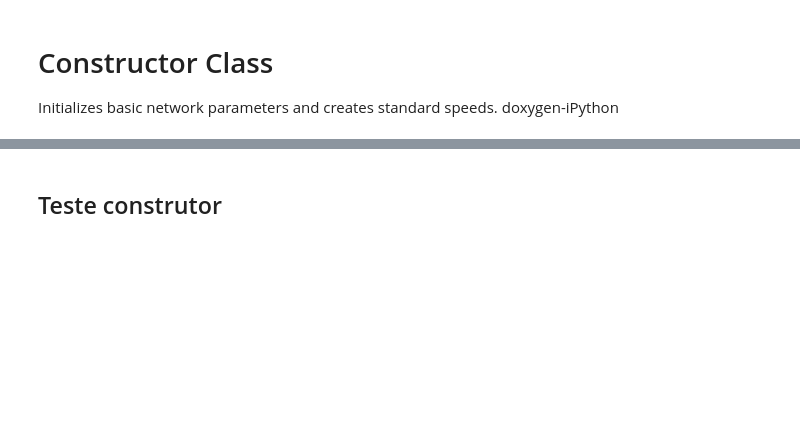
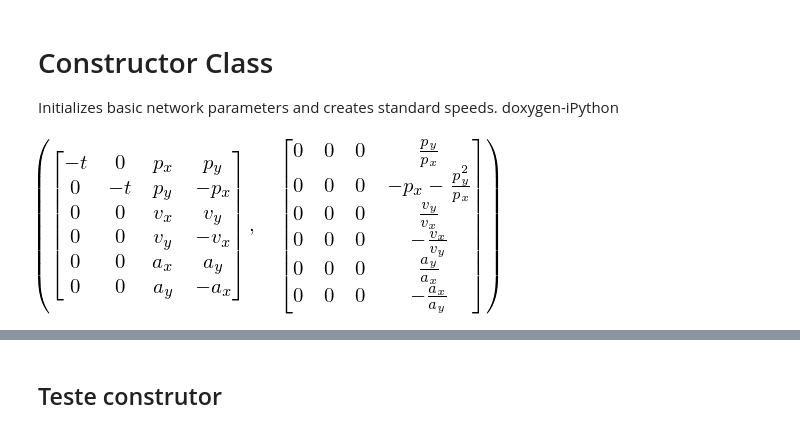
Before and after one commit to RoboFEI/RoboFEI-HT_2019, a Jupyter notebook: AI/Visual_Memory/iPython/Speeds.ipynb, the cells around one changed output, grey strips where cells are left out. Drawn from its saved outputs; the diff is of its cells as text; code cells hidden in the pictures; blank space fills up the shorter version.

```diff
--- a/AI/Visual_Memory/iPython/Speeds.ipynb
+++ b/AI/Visual_Memory/iPython/Speeds.ipynb
@@ -101,3 +74,89 @@ __R = sym.Matrix(sym.Identity(6)*1000)
+# %%
+#des-iPython def __init__(self):
+#ini-tab -> Criando construtor
+__movementslist.append({
+    "U": sym.Matrix([
+        [0, 0, 0,],
+        [0, 0, 0,],
+        [0, 0, 0,],
+        [0, 0, 0,],
+        [0, 0, 0,],
+        [0, 0, 0,],
+    ]),
+
+    "R": sym.Matrix(sym.Identity(6)*0)
+})
+
+
+
+__t = sym.symbols("t") # Declaring variable time
+
+
+p_x, p_y = sym.symbols("p_x, p_y")
+v_x, v_y = sym.symbols("v_x, v_y")
+a_x, a_y = sym.symbols("a_x, a_y")
+vr_x, vr_y, omegar = sym.symbols("vr_x, vr_y, \\omega\ r")
+R_p, R_v, R_a = sym.symbols("R_p R_v R_a")
+
+__B = sym.Matrix([
+    [-__t*vr_x, 0, 0],
+    [0, -__t*vr_y, 0],
+    [0, 0, 0],
+    [0, 0, 0],
+    [0, 0, 0],
+    [0, 0, 0],
+])
+
+__R = sym.Matrix(sym.Identity(6)*1000)
+
+
+np_x = p_x -__t*vr_x*sym.sin(sym.pi/2 - __t*omegar) - __t*vr_y*sym.cos(sym.pi/2 + __t*omegar)
+np_y = p_y -__t*vr_x*sym.cos(sym.pi/2 - __t*omegar) - __t*vr_y*sym.sin(sym.pi/2 + __t*omegar)
+# np_x, np_y = sym.symbols("np_x np_y")
+
+# Para movimentos
+Z = sym.Matrix([
+    [p_x*sym.cos(omegar*__t)+p_y*sym.sin(omegar*__t) - __t*vr_x],
+    [-p_x*sym.sin(omegar*__t)+p_y*sym.cos(omegar*__t) - __t*vr_y],
+    [v_x*sym.cos(__t*omegar)+v_y*sym.sin(__t*omegar)],
+    [-v_x*sym.sin(__t*omegar)+v_y*sym.cos(__t*omegar)],
+    [a_x*sym.cos(__t*omegar)+a_y*sym.sin(__t*omegar)],
+    [-a_x*sym.sin(__t*omegar)+a_y*sym.cos(__t*omegar)],
+])
+
+u = sym.Matrix([
+    [vr_x],
+    [vr_y],
+    [sym.cos(omegar*__t)],
+    [sym.sin(omegar*__t)],
+])
+
+B = sym.Matrix([
+    [-__t, 0, p_x, p_y],
+    [0, -__t, p_y, -p_x],
+    [0, 0, v_x, v_y],
+    [0, 0, v_y, -v_x],
+    [0, 0, a_x, a_y],
+    [0, 0, a_y, -a_x],
+])
+
+B, sym.Matrix([
+    [p_x, 0, 0, 0, 0, 0],
+    [p_y, 1, 0, 0, 0, 0],
+    [0, 0, v_x, 0, 0, 0],
+    [0, 0, 0, v_y, 0, 0],
+    [0, 0, 0, 0, a_x, 0],
+    [0, 0, 0, 0, 0, a_y],
+]).inv() * sym.Matrix([
+    [0, 0, 0, p_y],
+    [0, 0, 0, -p_x],
+    [0, 0, 0, v_y],
+    [0, 0, 0, -v_x],
+    [0, 0, 0, a_y],
+    [0, 0, 0, -a_x],
+])
+# %% [output]
+[figure, added]
 # %%
 #end-tab -> Finalizando construtor
 #ini-iPython
```
Also changed, not shown: parts of 5 cells of this notebook, 14 other files.
